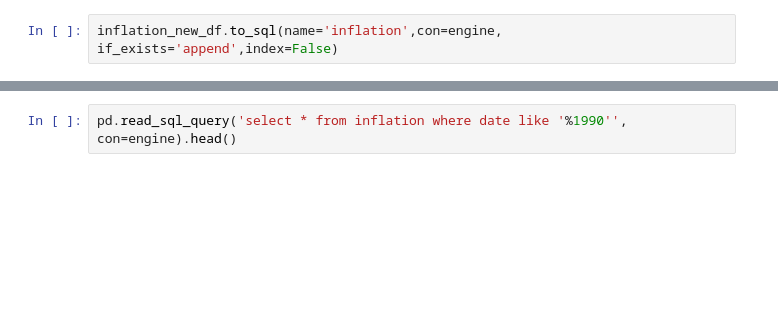
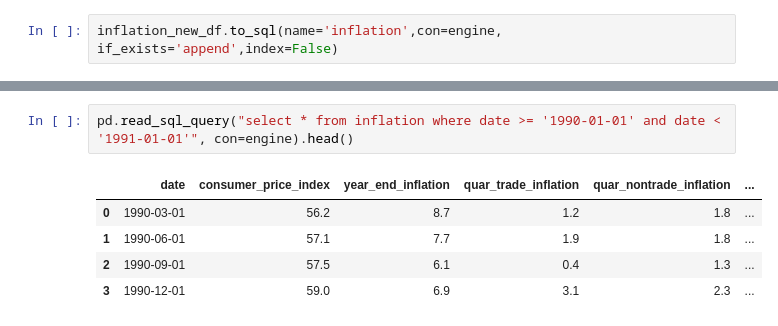
Before and after one commit to panlovelyda/Project---Two, a Jupyter notebook: inflation.ipynb, the cells around one changed output, grey strips where cells are left out. Cells and saved outputs as stored; diff of their text form; blank space fills up the shorter version.

```diff
--- a/inflation.ipynb
+++ b/inflation.ipynb
@@ -89,2 +100,8 @@ pd.read_sql_query('select * from inflation', con=engine).head()
 # %%
-pd.read_sql_query('select * from inflation where date like '%1990'', con=engine).head()
+pd.read_sql_query("select * from inflation where date >= '1990-01-01' and date < '1991-01-01'", con=engine).head()
+# %% [output]
+|  | date | consumer_price_index | year_end_inflation | quar_trade_inflation | quar_nontrade_inflation | ... |
+| 0 | 1990-03-01 | 56.2 | 8.7 | 1.2 | 1.8 | ... |
+| 1 | 1990-06-01 | 57.1 | 7.7 | 1.9 | 1.8 | ... |
+| 2 | 1990-09-01 | 57.5 | 6.1 | 0.4 | 1.3 | ... |
+| 3 | 1990-12-01 | 59.0 | 6.9 | 3.1 | 2.3 | ... |
```
Also changed, not shown: parts of 5 cells of this notebook.
